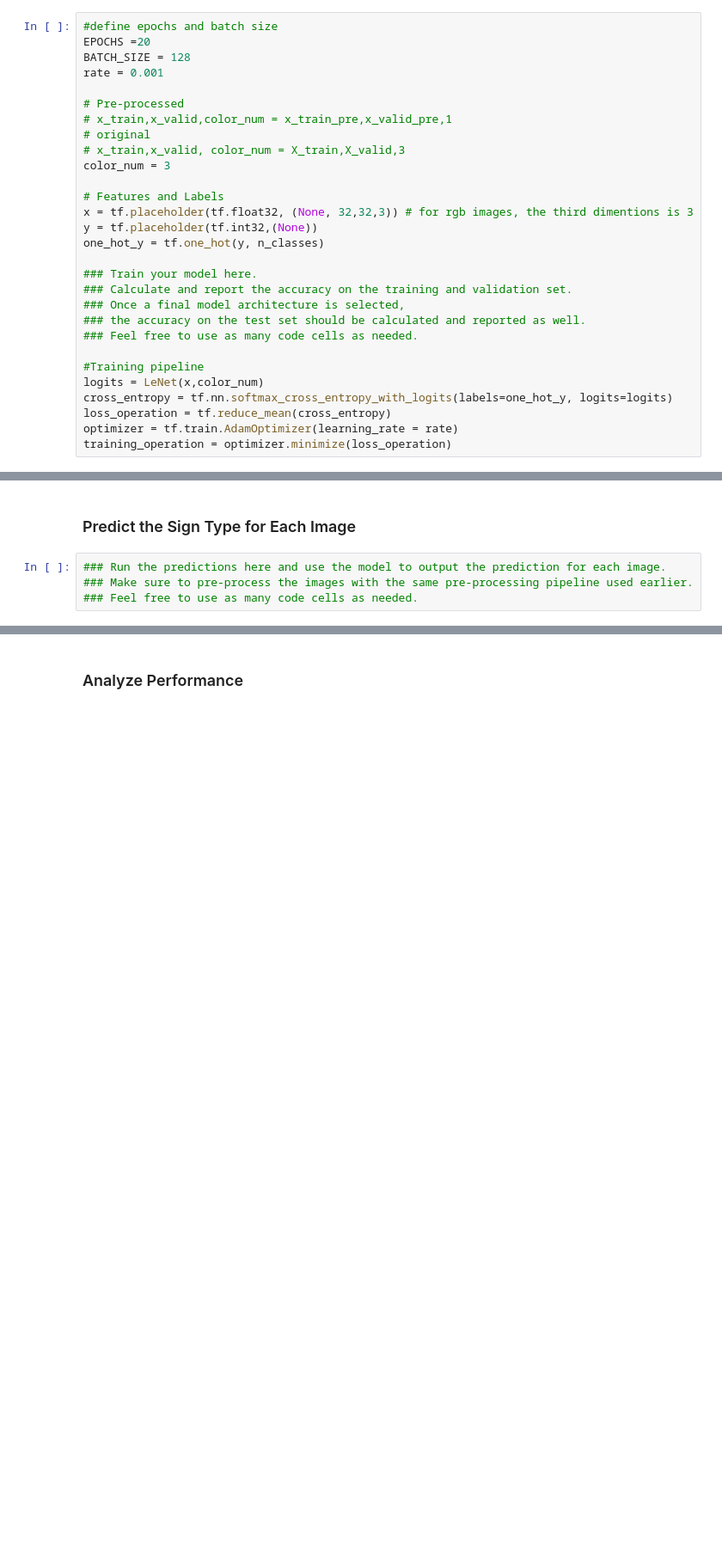
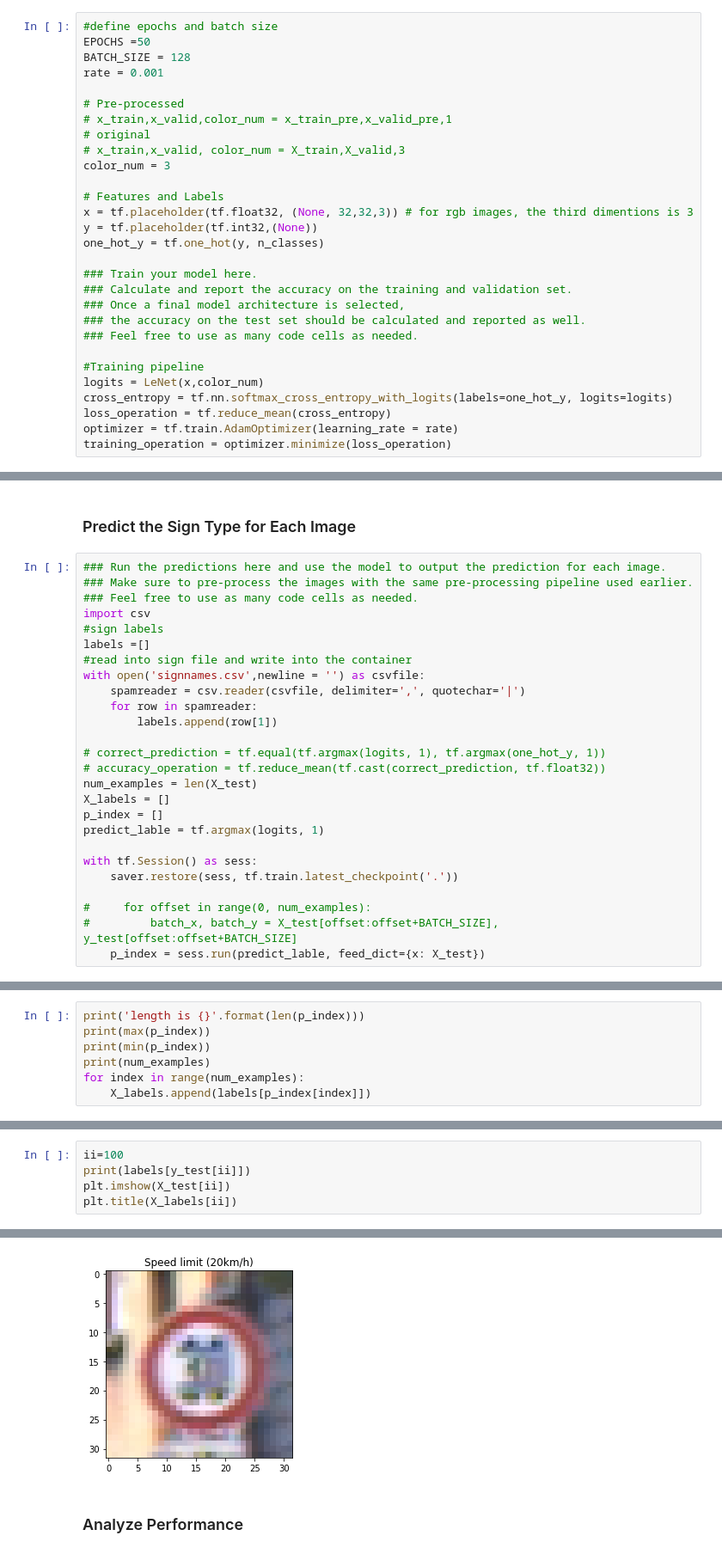
Before and after one commit to wizardkeven/Guokai-Traffic-Sign-Classifier-Project, a Jupyter notebook: Traffic_Sign_Classifier.ipynb, the cells around one changed output, grey strips where cells are left out. Shown at 86% size. Drawn from its saved outputs; the diff is of its cells as text; blank space fills up the shorter version.

```diff
--- a/Traffic_Sign_Classifier.ipynb
+++ b/Traffic_Sign_Classifier.ipynb
@@ -322,7 +322,7 @@ A validation set can be used to assess how well the model is performing. A low a
 sets imply underfitting. A high accuracy on the training set but low accuracy on the validation set implies overfitting.
 # %%
 #define epochs and batch size
-EPOCHS =20
+EPOCHS =50
 BATCH_SIZE = 128
 rate = 0.001
 
@@ -432,3 +441,25 @@ You may find `signnames.csv` useful as it contains mappings from the class id (i
 ### Run the predictions here and use the model to output the prediction for each image.
 ### Make sure to pre-process the images with the same pre-processing pipeline used earlier.
 ### Feel free to use as many code cells as needed.
+import csv
+#sign labels
+labels =[]
+#read into sign file and write into the container
+with open('signnames.csv',newline = '') as csvfile:
+    spamreader = csv.reader(csvfile, delimiter=',', quotechar='|')
+    for row in spamreader:
+        labels.append(row[1])
+
+# correct_prediction = tf.equal(tf.argmax(logits, 1), tf.argmax(one_hot_y, 1))
+# accuracy_operation = tf.reduce_mean(tf.cast(correct_prediction, tf.float32))
+num_examples = len(X_test)
+X_labels = []
+p_index = []
+predict_lable = tf.argmax(logits, 1)
+
+with tf.Session() as sess:
+    saver.restore(sess, tf.train.latest_checkpoint('.'))
+
+#     for offset in range(0, num_examples):
+#         batch_x, batch_y = X_test[offset:offset+BATCH_SIZE], y_test[offset:offset+BATCH_SIZE]
+    p_index = sess.run(predict_lable, feed_dict={x: X_test})
@@ -434,0 +468,7 @@ You may find `signnames.csv` useful as it contains mappings from the class id (i
+# %%
+print('length is {}'.format(len(p_index)))
+print(max(p_index))
+print(min(p_index))
+print(num_examples)
+for index in range(num_examples):
+    X_labels.append(labels[p_index[index]])
@@ -434,0 +480,6 @@ You may find `signnames.csv` useful as it contains mappings from the class id (i
+# %%
+ii=100
+print(labels[y_test[ii]])
+plt.imshow(X_test[ii])
+plt.title(X_labels[ii])
+# %% [output]
@@ -435,3 +488,4 @@ You may find `signnames.csv` useful as it contains mappings from the class id (i
+[figure, added]
 # %% [markdown]
 ### Analyze Performance
 # %%
```
Also changed, not shown: parts of 5 cells of this notebook, 1 other file.
